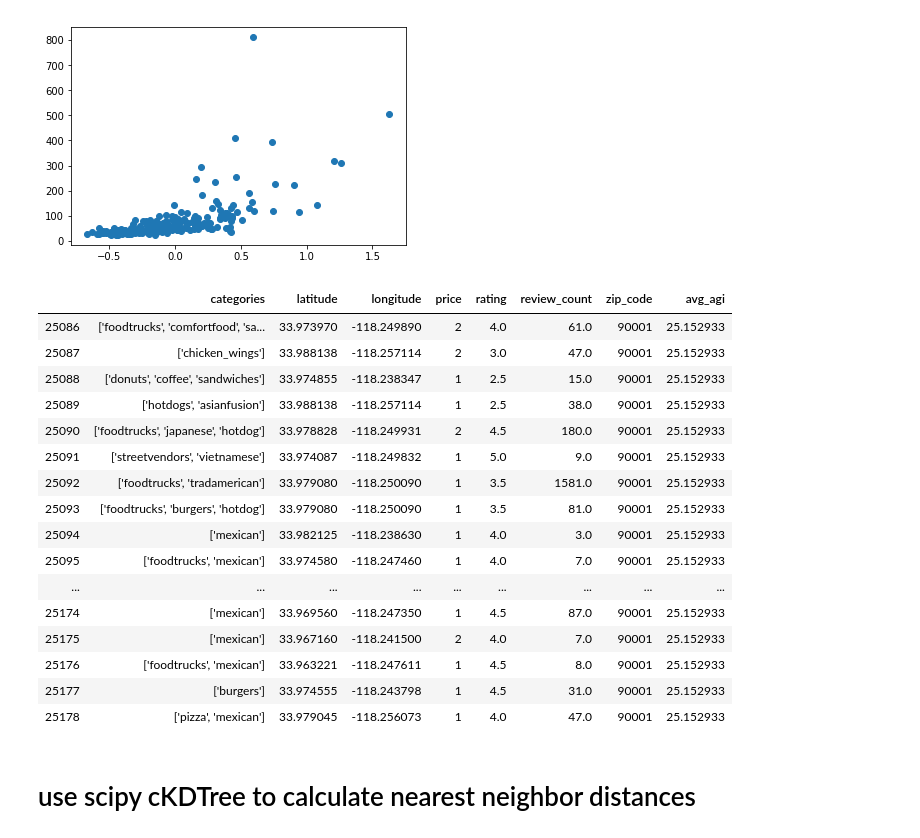
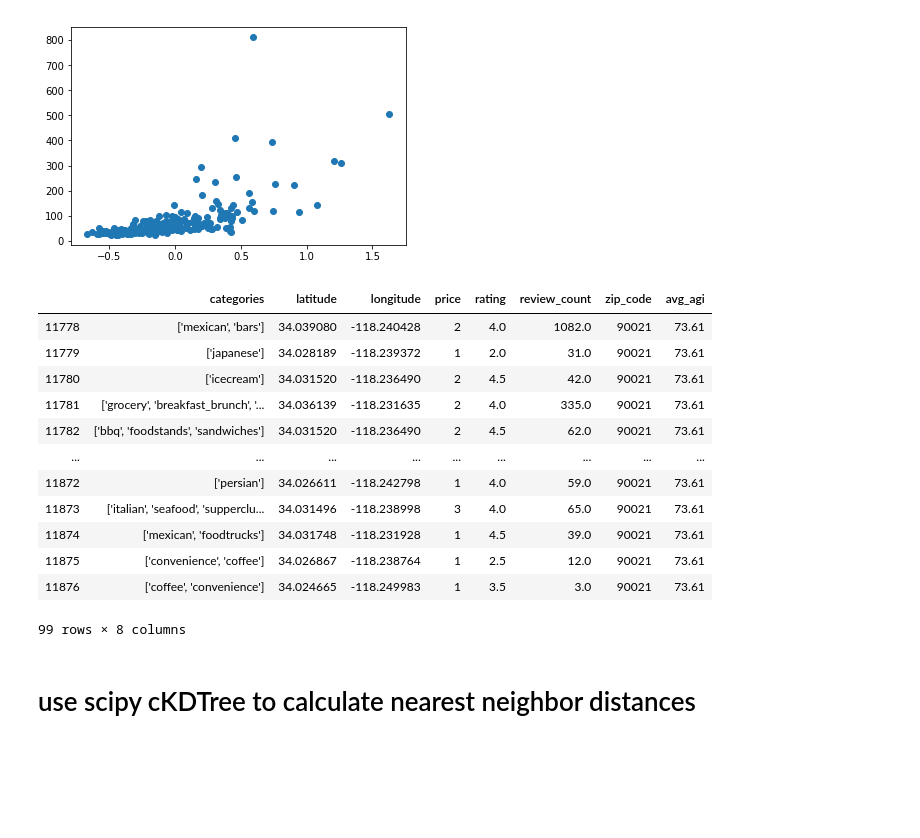
Before and after one commit to aejsong/Predicting-Neighborhood-Affluence-with-Yelp, a Jupyter notebook: Code/jerry trying out another function.ipynb, the cells around one changed output. Saved outputs shown, nothing was run; the diff lists cells and outputs as text; code cells hidden in the pictures; blank space fills up the shorter version.

```diff
--- a/Code/jerry trying out another function.ipynb
+++ b/Code/jerry trying out another function.ipynb
@@ -147,25 +147,21 @@ df['zip_code'] = df['zip_code'].astype(str)
 # %%
 df = df.dropna(axis=0, how='any')
 # %%
-df[df['zip_code'] == '90001']
+df[df['zip_code'] == '90021']
 # %% [output]
 |  | categories | latitude | longitude | price | rating | review_count | zip_code | avg_agi |
-| 25086 | ['foodtrucks', 'comfortfood', 'sa... | 33.973970 | -118.249890 | 2 | 4.0 | 61.0 | 90001 | 25.152933 |
-| 25087 | ['chicken_wings'] | 33.988138 | -118.257114 | 2 | 3.0 | 47.0 | 90001 | 25.152933 |
-| 25088 | ['donuts', 'coffee', 'sandwiches'] | 33.974855 | -118.238347 | 1 | 2.5 | 15.0 | 90001 | 25.152933 |
-| 25089 | ['hotdogs', 'asianfusion'] | 33.988138 | -118.257114 | 1 | 2.5 | 38.0 | 90001 | 25.152933 |
-| 25090 | ['foodtrucks', 'japanese', 'hotdog'] | 33.978828 | -118.249931 | 2 | 4.5 | 180.0 | 90001 | 25.152933 |
-| 25091 | ['streetvendors', 'vietnamese'] | 33.974087 | -118.249832 | 1 | 5.0 | 9.0 | 90001 | 25.152933 |
-| 25092 | ['foodtrucks', 'tradamerican'] | 33.979080 | -118.250090 | 1 | 3.5 | 1581.0 | 90001 | 25.152933 |
-| 25093 | ['foodtrucks', 'burgers', 'hotdog'] | 33.979080 | -118.250090 | 1 | 3.5 | 81.0 | 90001 | 25.152933 |
-| 25094 | ['mexican'] | 33.982125 | -118.238630 | 1 | 4.0 | 3.0 | 90001 | 25.152933 |
-| 25095 | ['foodtrucks', 'mexican'] | 33.974580 | -118.247460 | 1 | 4.0 | 7.0 | 90001 | 25.152933 |
+| 11778 | ['mexican', 'bars'] | 34.039080 | -118.240428 | 2 | 4.0 | 1082.0 | 90021 | 73.61 |
+| 11779 | ['japanese'] | 34.028189 | -118.239372 | 1 | 2.0 | 31.0 | 90021 | 73.61 |
+| 11780 | ['icecream'] | 34.031520 | -118.236490 | 2 | 4.5 | 42.0 | 90021 | 73.61 |
+| 11781 | ['grocery', 'breakfast_brunch', '... | 34.036139 | -118.231635 | 2 | 4.0 | 335.0 | 90021 | 73.61 |
+| 11782 | ['bbq', 'foodstands', 'sandwiches'] | 34.031520 | -118.236490 | 2 | 4.5 | 62.0 | 90021 | 73.61 |
 | ... | ... | ... | ... | ... | ... | ... | ... | ... |
-| 25174 | ['mexican'] | 33.969560 | -118.247350 | 1 | 4.5 | 87.0 | 90001 | 25.152933 |
-| 25175 | ['mexican'] | 33.967160 | -118.241500 | 2 | 4.0 | 7.0 | 90001 | 25.152933 |
-| 25176 | ['foodtrucks', 'mexican'] | 33.963221 | -118.247611 | 1 | 4.5 | 8.0 | 90001 | 25.152933 |
-| 25177 | ['burgers'] | 33.974555 | -118.243798 | 1 | 4.5 | 31.0 | 90001 | 25.152933 |
-| 25178 | ['pizza', 'mexican'] | 33.979045 | -118.256073 | 1 | 4.0 | 47.0 | 90001 | 25.152933 |
+| 11872 | ['persian'] | 34.026611 | -118.242798 | 1 | 4.0 | 59.0 | 90021 | 73.61 |
+| 11873 | ['italian', 'seafood', 'supperclu... | 34.031496 | -118.238998 | 3 | 4.0 | 65.0 | 90021 | 73.61 |
+| 11874 | ['mexican', 'foodtrucks'] | 34.031748 | -118.231928 | 1 | 4.5 | 39.0 | 90021 | 73.61 |
+| 11875 | ['convenience', 'coffee'] | 34.026867 | -118.238764 | 1 | 2.5 | 12.0 | 90021 | 73.61 |
+| 11876 | ['coffee', 'convenience'] | 34.024665 | -118.249983 | 1 | 3.5 | 3.0 | 90021 | 73.61 |
+99 rows × 8 columns
 # %% [markdown]
 # use scipy cKDTree to calculate nearest neighbor distances
 # %%
```
Also changed, not shown: parts of 11 cells of this notebook, 9 other files.
